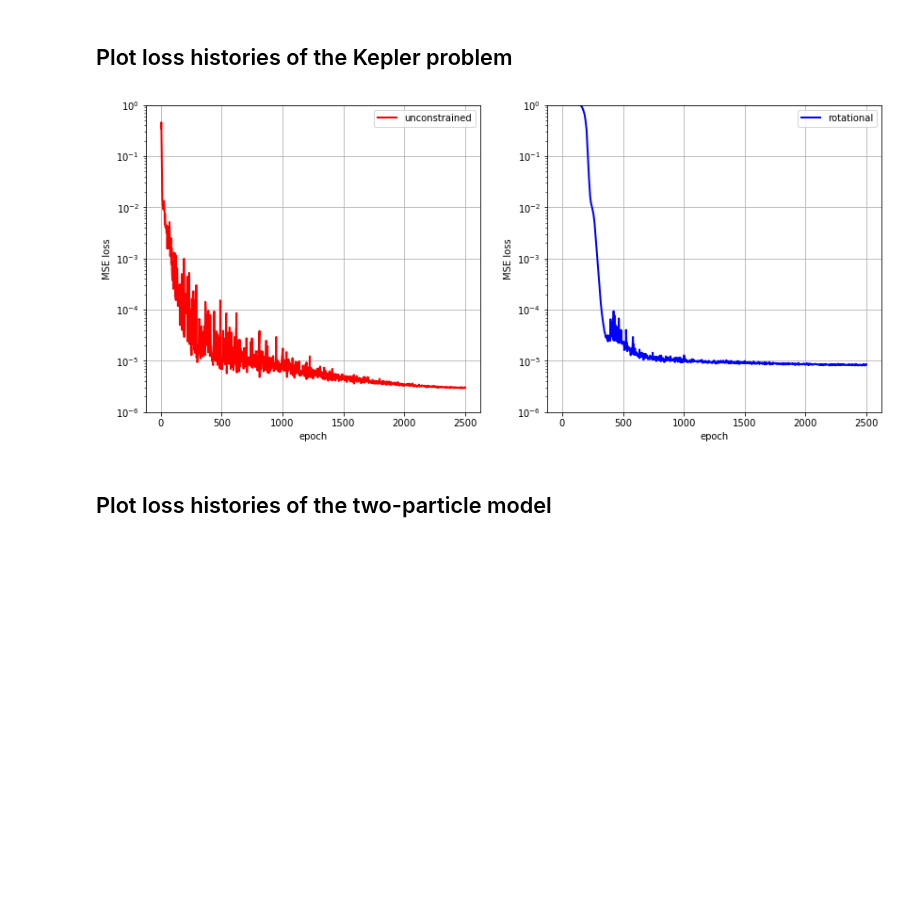
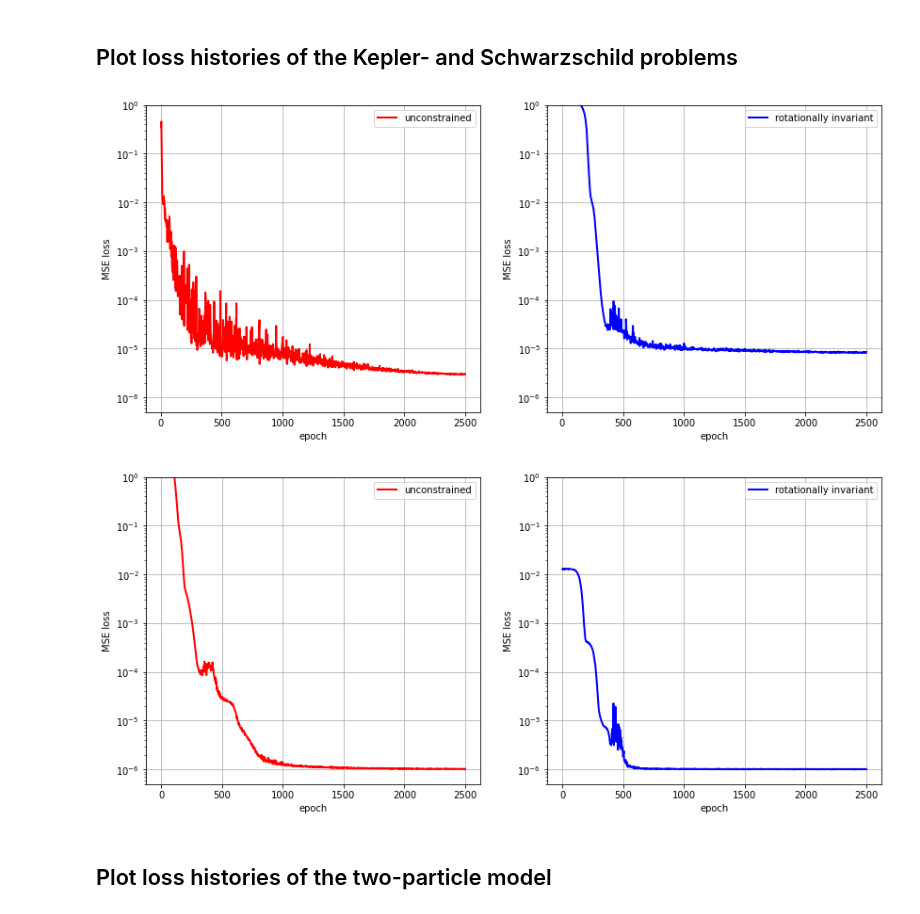
Before and after one commit to eikehmueller/mlconservation_code, a Jupyter notebook: src/VisualiseLossHistories.ipynb, the cells around one changed output. Drawn from its saved outputs; the diff is of its cells as text; code cells hidden in the pictures; blank space fills up the shorter version.

Commit message:
Added plotting of loss history for Schwarzschild problem

```diff
--- a/src/VisualiseLossHistories.ipynb
+++ b/src/VisualiseLossHistories.ipynb
@@ -18,37 +18,40 @@ def read_csv_loss_history(filename):
     loss = data["Value"].to_numpy()
     return steps, loss
 # %% [markdown]
-## Plot loss histories of the Kepler problem
+## Plot loss histories of the Kepler- and Schwarzschild problems
 # %%
-dir = "../assets/loss_histories/kepler"
-filenames = {
-    "unconstrained":"loss.csv",
-    "rotational":"loss_rot.csv"
-}
-fig, axs = plt.subplots(1, 2,figsize=(14,6))
+for problem in ["kepler","schwarzschild"]:
+    dir = os.path.join("../assets/loss_histories/",problem)
+    filenames = {
+        "unconstrained":"loss.csv",
+        "rotationally invariant":"loss_rot.csv"
+    }
+    fig, axs = plt.subplots(1, 2,figsize=(14,6))
 
-# Unconstrained
-label = "unconstrained"
-filename = filenames[label]
-X, Y = read_csv_loss_history(os.path.join(dir,filename))
-axs[0].plot(X,Y,linewidth=2,color="red",label=label)
+    # Unconstrained
+    label = "unconstrained"
+    filename = filenames[label]
+    X, Y = read_csv_loss_history(os.path.join(dir,filename))
+    axs[0].plot(X,Y,linewidth=2,color="red",label=label)
 
-# Rotational
-label = "rotational"
-filename = filenames[label]
-X, Y = read_csv_loss_history(os.path.join(dir,filename))
-axs[1].plot(X,Y,linewidth=2,color="blue",label=label)
+    # Rotationally invariant
+    label = "rotationally invariant"
+    filename = filenames[label]
+    X, Y = read_csv_loss_history(os.path.join(dir,filename))
+    axs[1].plot(X,Y,linewidth=2,color="blue",label=label)
 
-for ax in axs:
-    ax.grid(True)
-    ax.set_yscale("log")
-    ax.set_ylim(1.E-6,1.0)
-    ax.legend(loc="upper right")
-    ax.set_xlabel("epoch")
-    ax.set_ylabel("MSE loss")
-plt.savefig("loss_history_kepler.pdf",bbox_inches="tight")
+    for ax in axs:
+        ax.grid(True)
+        ax.set_yscale("log")
+        ax.set_ylim(0.5E-6,1.0)
+        ax.legend(loc="upper right")
+        ax.set_xlabel("epoch")
+        ax.set_ylabel("MSE loss")
+    plt.savefig(f"loss_history_{problem}.pdf",bbox_inches="tight")
+    plt.show()
 # %% [output]
-[figure, old version]
+[figure, new version]
+[figure, added]
 # %% [markdown]
 ## Plot loss histories of the two-particle model
 # %%
```
